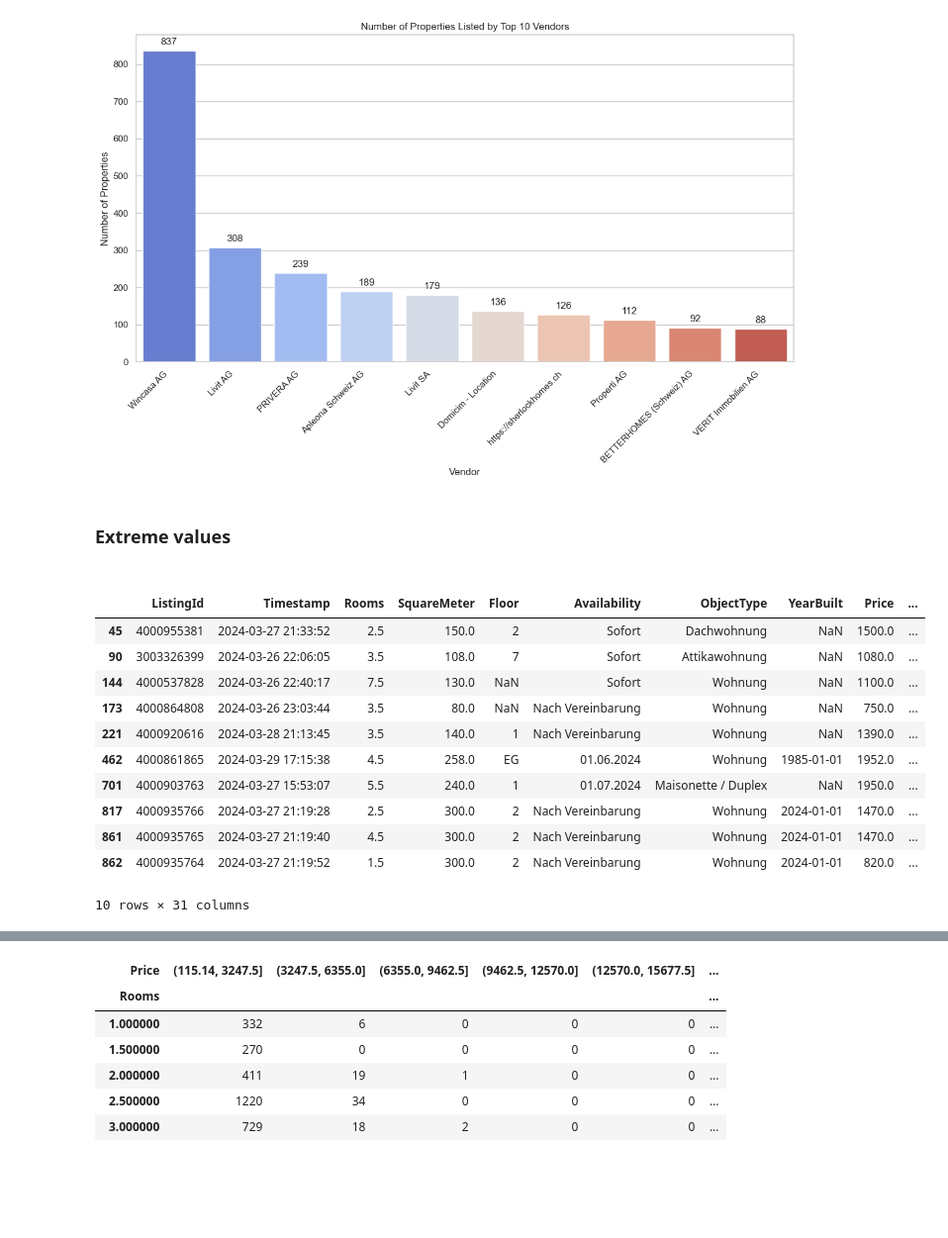
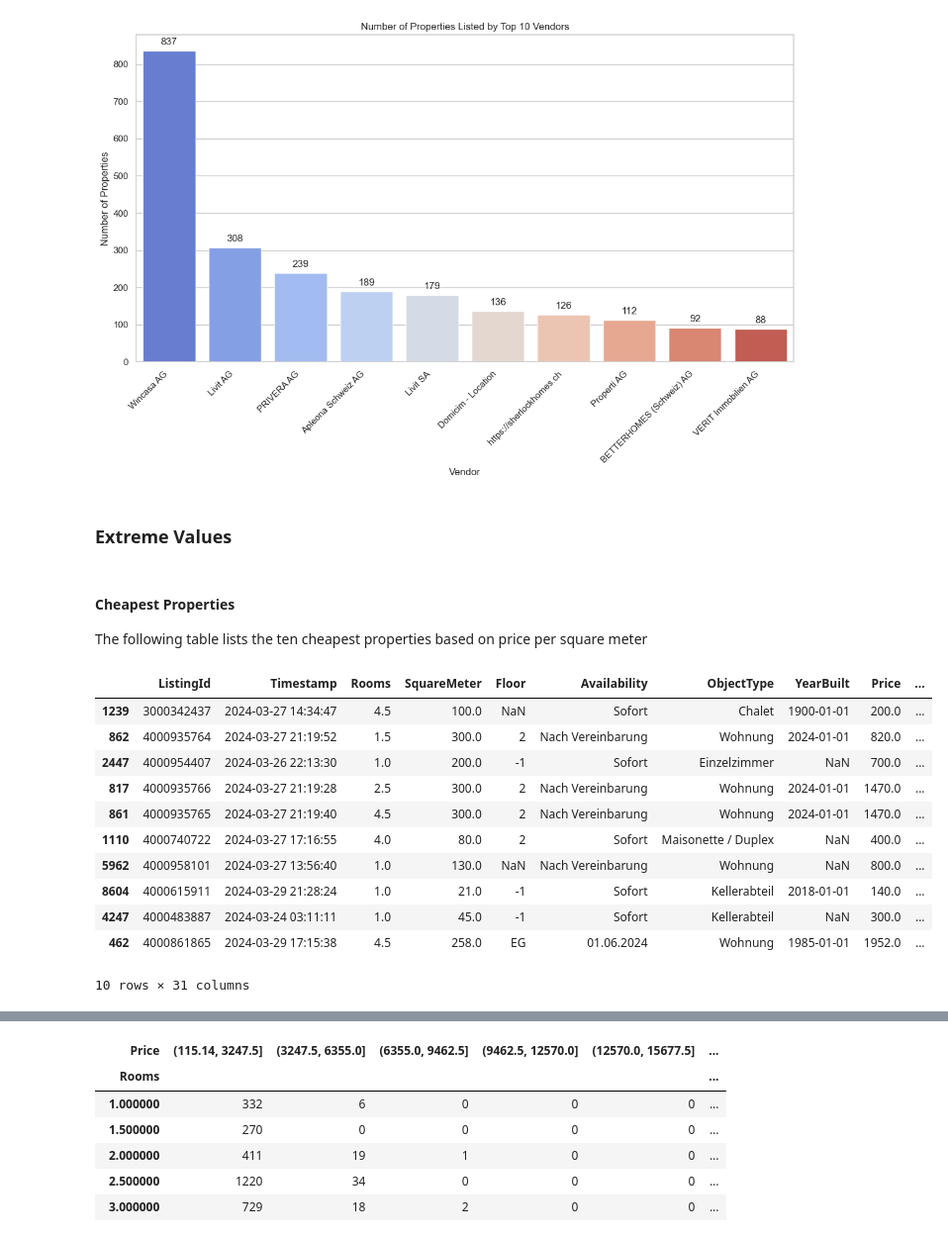
Before and after one commit to ElrasDeVayne/Immo-Projekt-DataScience, a Jupyter notebook: _EDA.ipynb, the cells around one changed output, grey strips where cells are left out. Shown at 99% size. Drawn from its saved outputs; the diff is of its cells as text; code cells hidden in the pictures; blank space fills up the shorter version.

```diff
--- a/_EDA.ipynb
+++ b/_EDA.ipynb
@@ -260,20 +297,27 @@ plt.show()
 # %% [output]
 [figure]
 # %% [markdown]
-<h3>Extreme values<h3/>
+<a id="14"></a>
+### Extreme Values
+# %% [markdown]
+<a id="15"></a>
+#### Cheapest Properties
+The following table lists the ten cheapest properties based on price per square meter
 # %%
-# Low costs apartments - Price per m2 <=10
-df_filtered_property_location_clean[df_filtered_property_location_clean['Price_per_m2'] <= 10].head(10)
+filtered_df = df_filtered_property_location_clean[df_filtered_property_location_clean['Price_per_m2'] <= 10]
+sorted_df = filtered_df.sort_values(by='Price_per_m2')
+top_10_cheapest_properties = sorted_df.head(10)
+top_10_cheapest_properties
 # %% [output]
 |  | ListingId | Timestamp | Rooms | SquareMeter | Floor | Availability | ObjectType | YearBuilt | Price | ... |
-| 45 | 4000955381 | 2024-03-27 21:33:52 | 2.5 | 150.0 | 2 | Sofort | Dachwohnung | NaN | 1500.0 | ... |
-| 90 | 3003326399 | 2024-03-26 22:06:05 | 3.5 | 108.0 | 7 | Sofort | Attikawohnung | NaN | 1080.0 | ... |
-| 144 | 4000537828 | 2024-03-26 22:40:17 | 7.5 | 130.0 | NaN | Sofort | Wohnung | NaN | 1100.0 | ... |
-| 173 | 4000864808 | 2024-03-26 23:03:44 | 3.5 | 80.0 | NaN | Nach Vereinbarung | Wohnung | NaN | 750.0 | ... |
-| 221 | 4000920616 | 2024-03-28 21:13:45 | 3.5 | 140.0 | 1 | Nach Vereinbarung | Wohnung | NaN | 1390.0 | ... |
-| 462 | 4000861865 | 2024-03-29 17:15:38 | 4.5 | 258.0 | EG | 01.06.2024 | Wohnung | 1985-01-01 | 1952.0 | ... |
-| 701 | 4000903763 | 2024-03-27 15:53:07 | 5.5 | 240.0 | 1 | 01.07.2024 | Maisonette / Duplex | NaN | 1950.0 | ... |
+| 1239 | 3000342437 | 2024-03-27 14:34:47 | 4.5 | 100.0 | NaN | Sofort | Chalet | 1900-01-01 | 200.0 | ... |
+| 862 | 4000935764 | 2024-03-27 21:19:52 | 1.5 | 300.0 | 2 | Nach Vereinbarung | Wohnung | 2024-01-01 | 820.0 | ... |
+| 2447 | 4000954407 | 2024-03-26 22:13:30 | 1.0 | 200.0 | -1 | Sofort | Einzelzimmer | NaN | 700.0 | ... |
 | 817 | 4000935766 | 2024-03-27 21:19:28 | 2.5 | 300.0 | 2 | Nach Vereinbarung | Wohnung | 2024-01-01 | 1470.0 | ... |
 | 861 | 4000935765 | 2024-03-27 21:19:40 | 4.5 | 300.0 | 2 | Nach Vereinbarung | Wohnung | 2024-01-01 | 1470.0 | ... |
-| 862 | 4000935764 | 2024-03-27 21:19:52 | 1.5 | 300.0 | 2 | Nach Vereinbarung | Wohnung | 2024-01-01 | 820.0 | ... |
+| 1110 | 4000740722 | 2024-03-27 17:16:55 | 4.0 | 80.0 | 2 | Sofort | Maisonette / Duplex | NaN | 400.0 | ... |
+| 5962 | 4000958101 | 2024-03-27 13:56:40 | 1.0 | 130.0 | NaN | Nach Vereinbarung | Wohnung | NaN | 800.0 | ... |
+| 8604 | 4000615911 | 2024-03-29 21:28:24 | 1.0 | 21.0 | -1 | Sofort | Kellerabteil | 2018-01-01 | 140.0 | ... |
+| 4247 | 4000483887 | 2024-03-24 03:11:11 | 1.0 | 45.0 | -1 | Sofort | Kellerabteil | NaN | 300.0 | ... |
+| 462 | 4000861865 | 2024-03-29 17:15:38 | 4.5 | 258.0 | EG | 01.06.2024 | Wohnung | 1985-01-01 | 1952.0 | ... |
 10 rows × 31 columns
```
Also changed, not shown: parts of 69 cells of this notebook, 1 other file.
